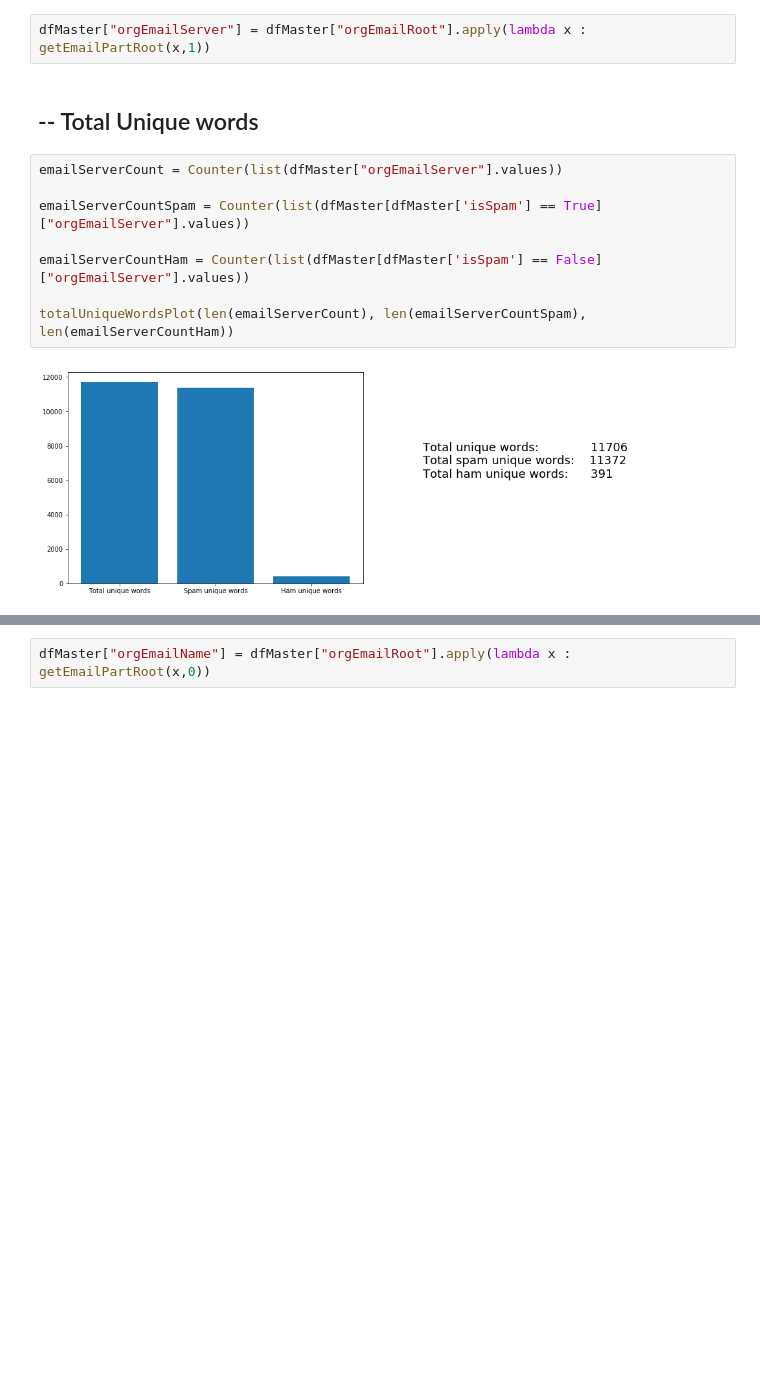
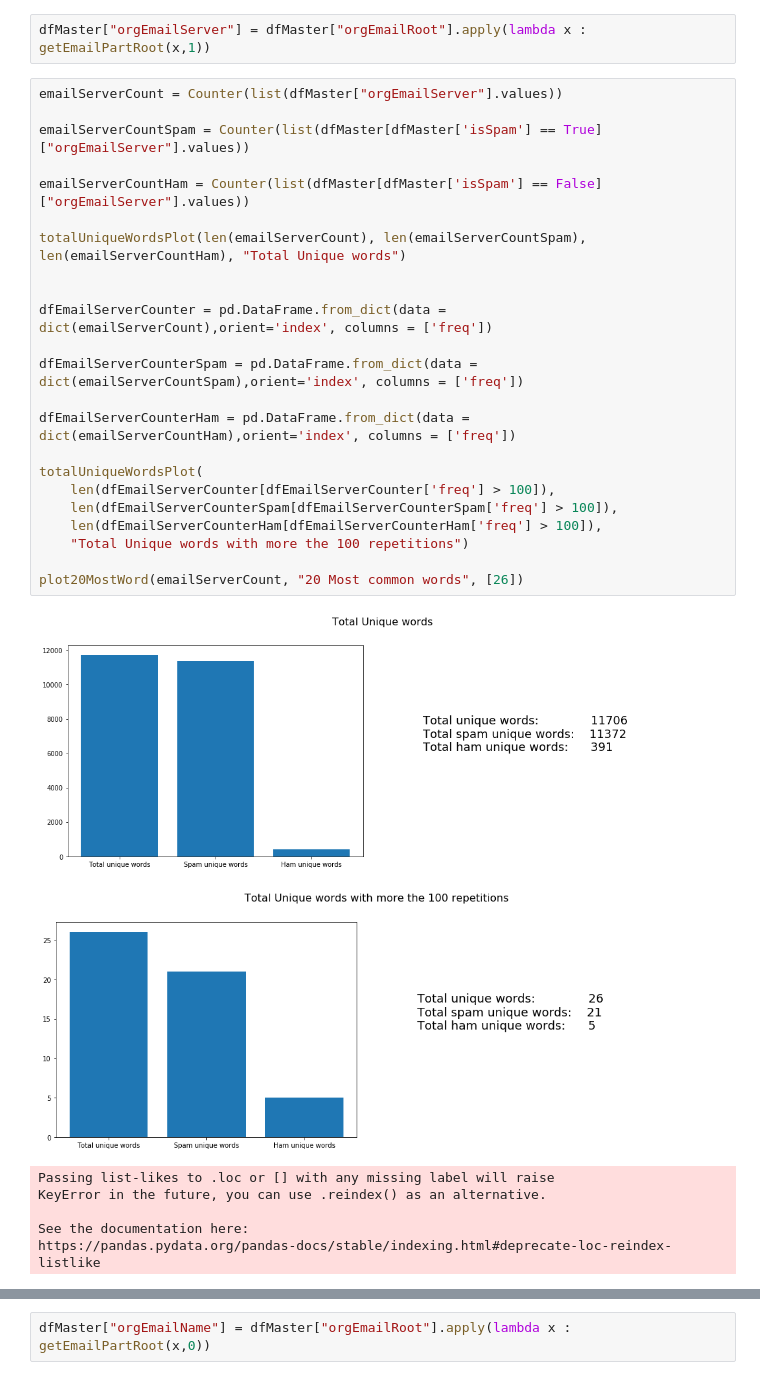
Before and after one commit to cordeiroph/SpamEmailClassifier, a Jupyter notebook: SpamEmailClassifier2.ipynb, the cells around one changed output, grey strips where cells are left out. Cells and saved outputs as stored; diff of their text form; blank space fills up the shorter version.

```diff
--- a/SpamEmailClassifier2.ipynb
+++ b/SpamEmailClassifier2.ipynb
@@ -1228,15 +1218,34 @@ plt.show()
 dfMaster["orgEmailRoot"] = dfMaster["from"].apply(getEmailRoot)
 # %%
 dfMaster["orgEmailServer"] = dfMaster["orgEmailRoot"].apply(lambda x : getEmailPartRoot(x,1))
-# %% [markdown]
-## -- Total Unique words
 # %%
 emailServerCount = Counter(list(dfMaster["orgEmailServer"].values))
 
 emailServerCountSpam = Counter(list(dfMaster[dfMaster['isSpam'] == True]["orgEmailServer"].values))
 
 emailServerCountHam = Counter(list(dfMaster[dfMaster['isSpam'] == False]["orgEmailServer"].values))
 
-totalUniqueWordsPlot(len(emailServerCount), len(emailServerCountSpam), len(emailServerCountHam))
+totalUniqueWordsPlot(len(emailServerCount), len(emailServerCountSpam), len(emailServerCountHam), "Total Unique words")
+
+
+dfEmailServerCounter = pd.DataFrame.from_dict(data = dict(emailServerCount),orient='index', columns = ['freq'])
+
+dfEmailServerCounterSpam = pd.DataFrame.from_dict(data = dict(emailServerCountSpam),orient='index', columns = ['freq'])
+
+dfEmailServerCounterHam = pd.DataFrame.from_dict(data = dict(emailServerCountHam),orient='index', columns = ['freq'])
+
+totalUniqueWordsPlot(
+    len(dfEmailServerCounter[dfEmailServerCounter['freq'] > 100]),
+    len(dfEmailServerCounterSpam[dfEmailServerCounterSpam['freq'] > 100]),
+    len(dfEmailServerCounterHam[dfEmailServerCounterHam['freq'] > 100]),
+    "Total Unique words with more the 100 repetitions")
+
+plot20MostWord(emailServerCount, "20 Most common words", [26])
 # %% [output]
-[figure, old version]
+[figure, new version]
+[figure, added]
+Passing list-likes to .loc or [] with any missing label will raise
+KeyError in the future, you can use .reindex() as an alternative.
+
+See the documentation here:
+https://pandas.pydata.org/pandas-docs/stable/indexing.html#deprecate-loc-reindex-listlike
```
Also changed, not shown: parts of 34 cells of this notebook.
